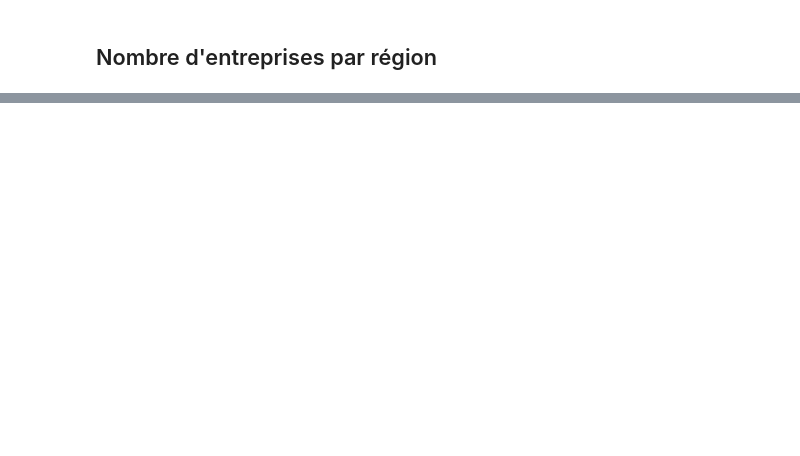
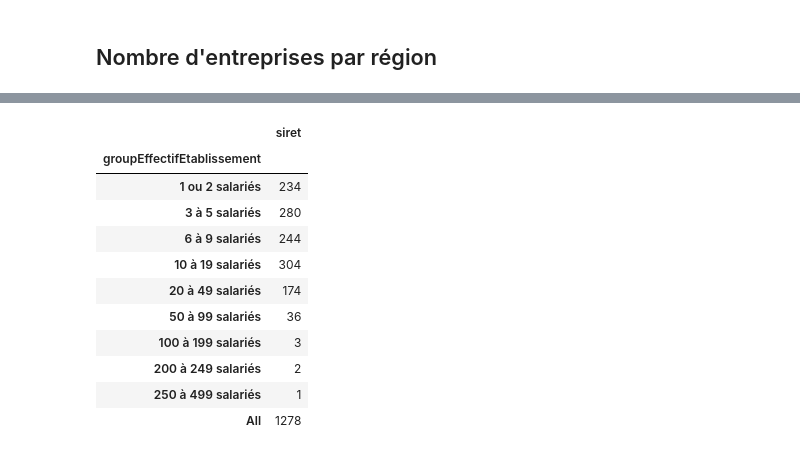
Before and after one commit to laurentmau/sireneTools, a Jupyter notebook: src/stats.ipynb, the cells around one changed output, grey strips where cells are left out. Cells and saved outputs as stored; diff of their text form; code cells hidden in the pictures; blank space fills up the shorter version.

```diff
--- a/src/stats.ipynb
+++ b/src/stats.ipynb
@@ -45 +57,19 @@ ts.to_json(file, orient='index')
+# %%
+pd.pivot_table(ts,index=['groupEffectifEtablissement' ],
+                                    aggfunc='count',
+                                    values=['siret'],
+                                    margins=True)
+# %% [output]
+|  | siret |
+| groupEffectifEtablissement |  |
+| 1 ou 2 salariés | 234 |
+| 3 à 5 salariés | 280 |
+| 6 à 9 salariés | 244 |
+| 10 à 19 salariés | 304 |
+| 20 à 49 salariés | 174 |
+| 50 à 99 salariés | 36 |
+| 100 à 199 salariés | 3 |
+| 200 à 249 salariés | 2 |
+| 250 à 499 salariés | 1 |
+| All | 1278 |
 # %%
```
Also changed, not shown: parts of 19 cells of this notebook, 26 other files.
